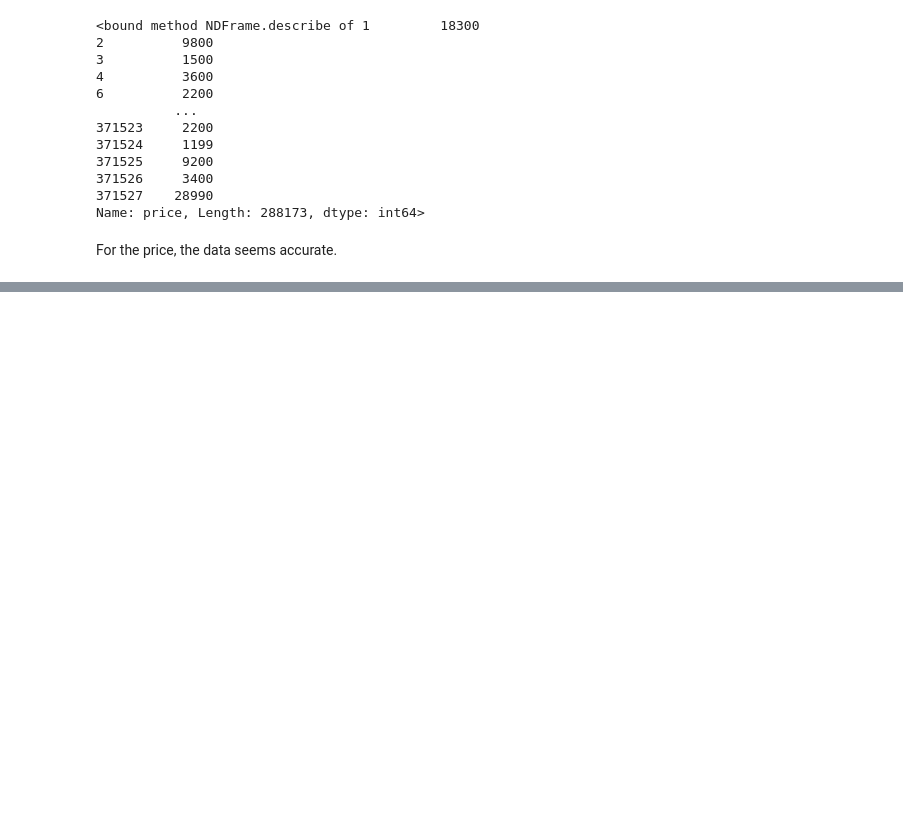
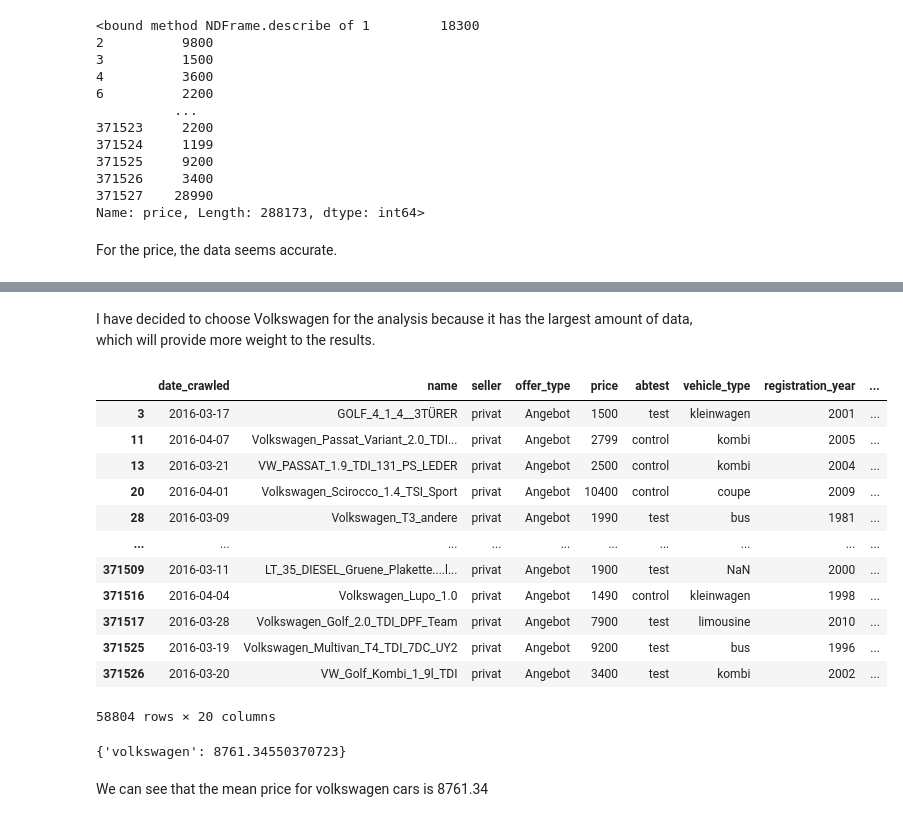
Before and after one commit to Mnr04/Data_Bootcamps_Projects, a Jupyter notebook: 02_Data_Analysis_eBay_Car_Sales.ipynb, the cells around one changed output, grey strips where cells are left out. Cells and saved outputs as stored; diff of their text form; code cells hidden in the pictures; blank space fills up the shorter version.

```diff
--- a/02_Data_Analysis_eBay_Car_Sales.ipynb
+++ b/02_Data_Analysis_eBay_Car_Sales.ipynb
@@ -195,0 +309,2 @@ For the price, the data seems accurate.
+# %%
+autos = autos[autos['registration_year'] >= 1950]
@@ -195,0 +379,2 @@ For the price, the data seems accurate.
+# %% [markdown]
+I have decided to choose Volkswagen for the analysis because it has the largest amount of data, which will provide more weight to the results.
@@ -195,0 +383,18 @@ For the price, the data seems accurate.
+# %%
+volkswagen_brands = autos[autos["brand"] == "volkswagen"]
+# %%
+volkswagen_brands
+# %% [output]
+|  | date_crawled | name | seller | offer_type | price | abtest | vehicle_type | registration_year | ... |
+| 3 | 2016-03-17 | GOLF_4_1_4__3TÜRER | privat | Angebot | 1500 | test | kleinwagen | 2001 | ... |
+| 11 | 2016-04-07 | Volkswagen_Passat_Variant_2.0_TDI... | privat | Angebot | 2799 | control | kombi | 2005 | ... |
+| 13 | 2016-03-21 | VW_PASSAT_1.9_TDI_131_PS_LEDER | privat | Angebot | 2500 | control | kombi | 2004 | ... |
+| 20 | 2016-04-01 | Volkswagen_Scirocco_1.4_TSI_Sport | privat | Angebot | 10400 | control | coupe | 2009 | ... |
+| 28 | 2016-03-09 | Volkswagen_T3_andere | privat | Angebot | 1990 | test | bus | 1981 | ... |
+| ... | ... | ... | ... | ... | ... | ... | ... | ... | ... |
+| 371509 | 2016-03-11 | LT_35_DIESEL_Gruene_Plakette....l... | privat | Angebot | 1900 | test | NaN | 2000 | ... |
+| 371516 | 2016-04-04 | Volkswagen_Lupo_1.0 | privat | Angebot | 1490 | control | kleinwagen | 1998 | ... |
+| 371517 | 2016-03-28 | Volkswagen_Golf_2.0_TDI_DPF_Team | privat | Angebot | 7900 | test | limousine | 2010 | ... |
+| 371525 | 2016-03-19 | Volkswagen_Multivan_T4_TDI_7DC_UY2 | privat | Angebot | 9200 | test | bus | 1996 | ... |
+| 371526 | 2016-03-20 | VW_Golf_Kombi_1_9l_TDI | privat | Angebot | 3400 | test | kombi | 2002 | ... |
+58804 rows × 20 columns
@@ -195,0 +404,6 @@ For the price, the data seems accurate.
+# %%
+print(brands)
+# %% [output]
+{'volkswagen': 8761.34550370723}
+# %% [markdown]
+We can see that the mean price for volkswagen cars is 8761.34
```
Also changed, not shown: parts of 42 cells of this notebook.
